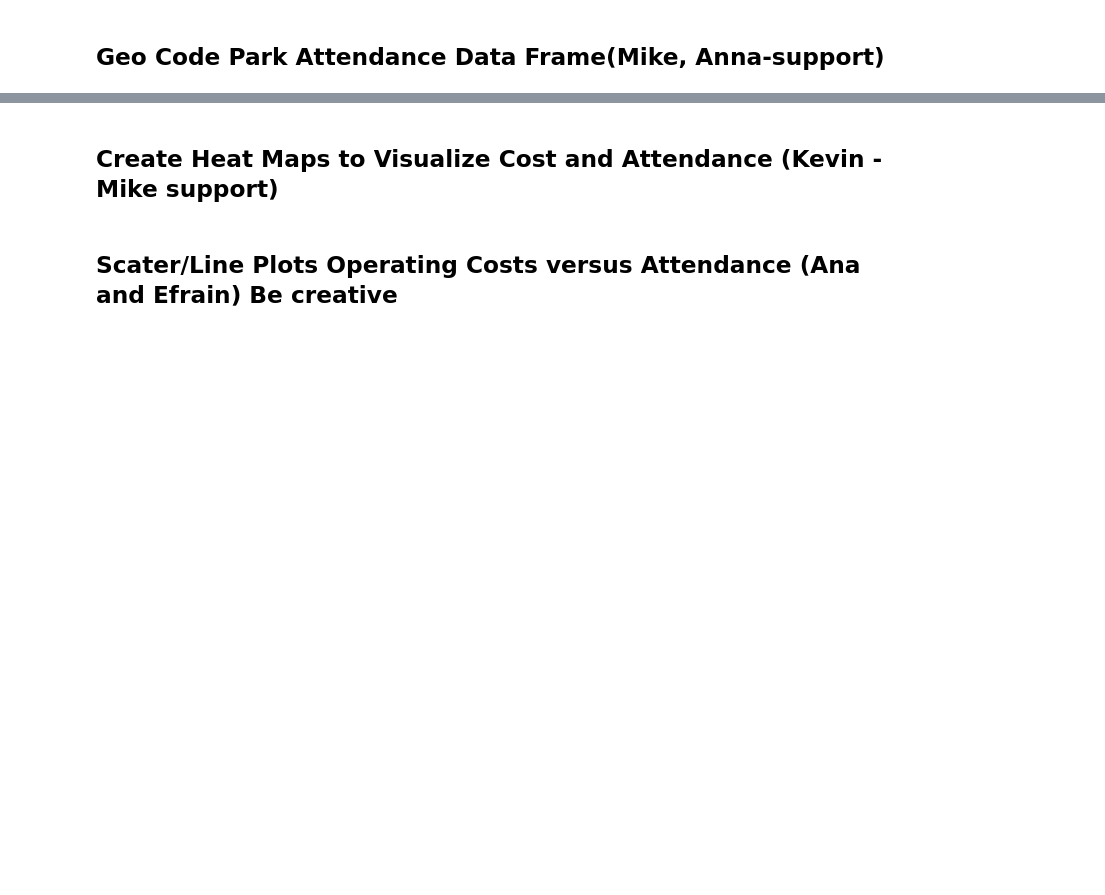
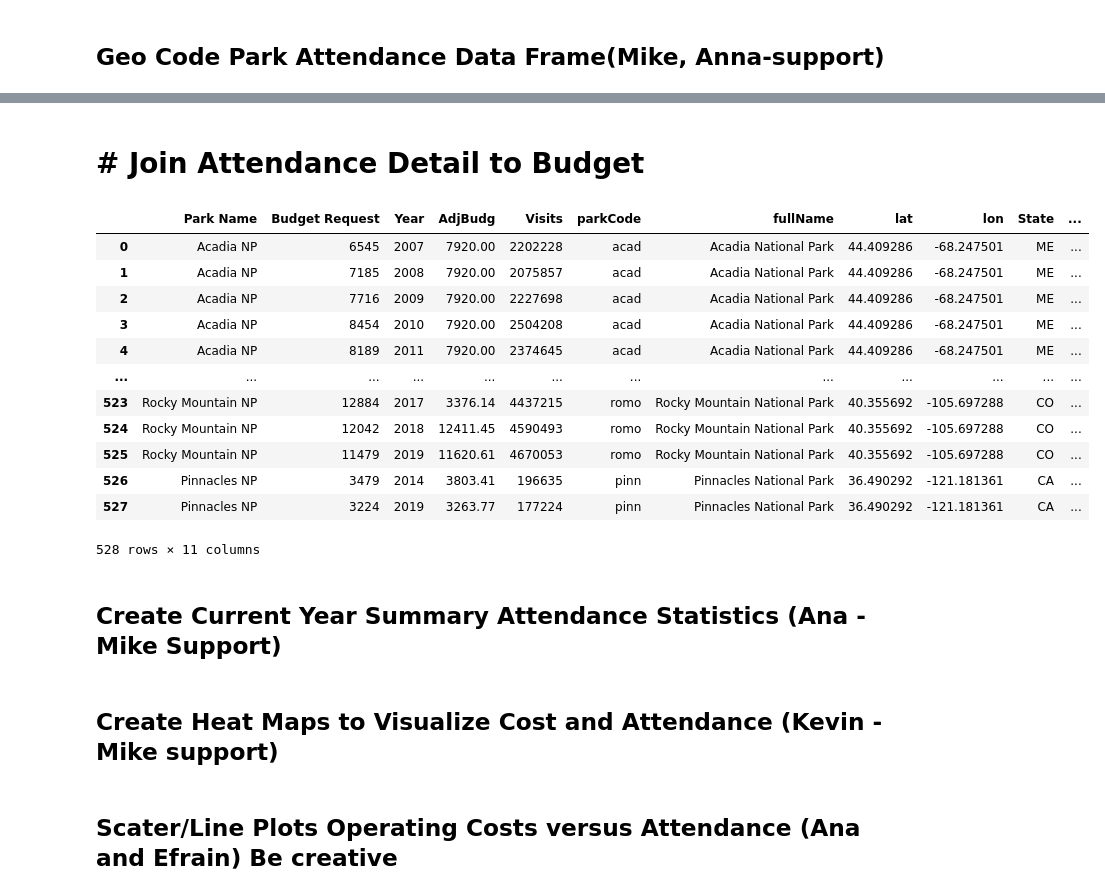
Before and after one commit to mregpala/project-national-park-performance, a Jupyter notebook: NationalParkAnalysis.ipynb, the cells around one changed output, grey strips where cells are left out. Saved outputs shown, nothing was run; the diff lists cells and outputs as text; code cells hidden in the pictures; blank space fills up the shorter version.

```diff
--- a/NationalParkAnalysis.ipynb
+++ b/NationalParkAnalysis.ipynb
@@ -163,0 +308,7 @@ Final_Budget_df
+# %%
+#Add Column Adjusted Budget Column for 2020 CPI
+
+Final_Budget_df["AdjBudg"] = 0
+
+for index, row in Final_Budget_df.iterrows():
+    Final_Budget_df.loc[index,"AdjBudg"] = cpi_fnc ( 2020, row["Year"], row["Budget Request(dollars in thousands)"])
@@ -165,3 +384,5 @@ Final_Budget_df
 ## Geo Code Park Attendance Data Frame(Mike, Anna-support)
 # %%
 #Geocode work.  Utilizing existing Attendance
+np_master_df =pd.read_csv("data/national_park_master.csv")
+np_master_df
@@ -169,0 +407,18 @@ Final_Budget_df
+# %%
+#Connect to NP API parks endpoint to get park state and activities
+parkCode_list = []
+activities_list = []
+np_master_df["State"] = " "
+np_master_df["Activity Count"] = 0
+
+for index, row in np_master_df.iterrows():
+    params = { "api_key": np_key,
+               "parkCode":row["parkCode"]
+             }
+    response = requests.get(np_endpoint_parks,params).json()
+    if len(response["data"][0]["addresses"]) > 0:
+        np_master_df.loc[index,"State"] = response["data"][0]["addresses"][0]["stateCode"]
+    np_master_df.loc[index,"Activity Count"] = len(response["data"][0]["activities"])
+    for activity in response["data"][0]["activities"]:
+        parkCode_list.append(row["parkCode"])
+        activities_list.append(activity["name"])
@@ -173,3 +514,27 @@ Final_Budget_df
  #Create any custom fields needed to partition data for analysis
 # %%
 #Duplicate all monetary fieldfs adjusting for inflation
+# %% [markdown]
+# # Join Attendance Detail to Budget
+# %%
+#Merge
+Budget_Attendance_final_df = pd.merge(Final_Budget_df, national_park_df, how="inner", on=["Park Name","Year"])
+Budget_Attendance_final_df = pd.merge(Budget_Attendance_final_df,np_master_df,how="inner", on=["Park Name"])
+# %%
+Budget_Attendance_final_df
+# %% [output]
+|  | Park Name | Budget Request | Year | AdjBudg | Visits | parkCode | fullName | lat | lon | State | ... |
+| 0 | Acadia NP | 6545 | 2007 | 7920.00 | 2202228 | acad | Acadia National Park | 44.409286 | -68.247501 | ME | ... |
+| 1 | Acadia NP | 7185 | 2008 | 7920.00 | 2075857 | acad | Acadia National Park | 44.409286 | -68.247501 | ME | ... |
+| 2 | Acadia NP | 7716 | 2009 | 7920.00 | 2227698 | acad | Acadia National Park | 44.409286 | -68.247501 | ME | ... |
+| 3 | Acadia NP | 8454 | 2010 | 7920.00 | 2504208 | acad | Acadia National Park | 44.409286 | -68.247501 | ME | ... |
+| 4 | Acadia NP | 8189 | 2011 | 7920.00 | 2374645 | acad | Acadia National Park | 44.409286 | -68.247501 | ME | ... |
+| ... | ... | ... | ... | ... | ... | ... | ... | ... | ... | ... | ... |
+| 523 | Rocky Mountain NP | 12884 | 2017 | 3376.14 | 4437215 | romo | Rocky Mountain National Park | 40.355692 | -105.697288 | CO | ... |
+| 524 | Rocky Mountain NP | 12042 | 2018 | 12411.45 | 4590493 | romo | Rocky Mountain National Park | 40.355692 | -105.697288 | CO | ... |
+| 525 | Rocky Mountain NP | 11479 | 2019 | 11620.61 | 4670053 | romo | Rocky Mountain National Park | 40.355692 | -105.697288 | CO | ... |
+| 526 | Pinnacles NP | 3479 | 2014 | 3803.41 | 196635 | pinn | Pinnacles National Park | 36.490292 | -121.181361 | CA | ... |
+| 527 | Pinnacles NP | 3224 | 2019 | 3263.77 | 177224 | pinn | Pinnacles National Park | 36.490292 | -121.181361 | CA | ... |
+528 rows × 11 columns
+# %% [markdown]
+## Create Current Year Summary Attendance Statistics (Ana - Mike Support)
```
Also changed, not shown: parts of 39 cells of this notebook.
